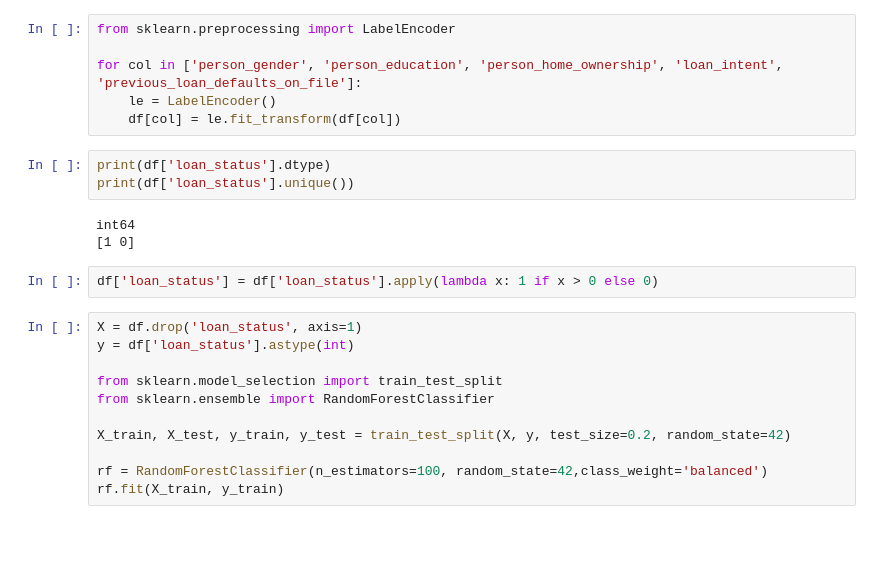
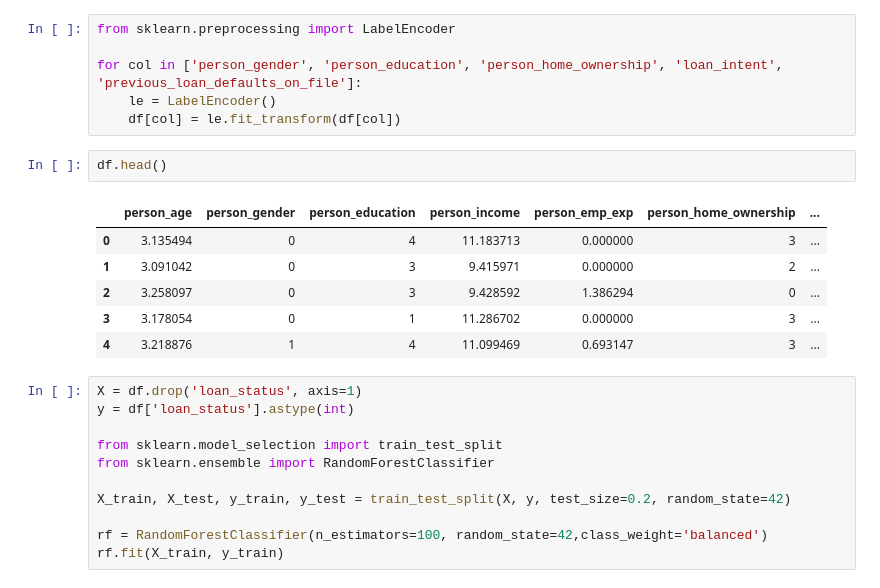
Before and after one commit to boomiikas/Loan-Approval-Prediction, a Jupyter notebook: reg.ipynb, the cells around one changed output. Cells and saved outputs as stored; diff of their text form; blank space fills up the shorter version.

```diff
--- a/reg.ipynb
+++ b/reg.ipynb
@@ -194,14 +194,15 @@ from sklearn.preprocessing import LabelEncoder
 for col in ['person_gender', 'person_education', 'person_home_ownership', 'loan_intent', 'previous_loan_defaults_on_file']:
     le = LabelEncoder()
     df[col] = le.fit_transform(df[col])
-# %%
-print(df['loan_status'].dtype)
-print(df['loan_status'].unique())
-# %% [output]
-int64
-[1 0]
-# %%
-df['loan_status'] = df['loan_status'].apply(lambda x: 1 if x > 0 else 0)
+# %%
+df.head()
+# %% [output]
+|  | person_age | person_gender | person_education | person_income | person_emp_exp | person_home_ownership | ... |
+| 0 | 3.135494 | 0 | 4 | 11.183713 | 0.000000 | 3 | ... |
+| 1 | 3.091042 | 0 | 3 | 9.415971 | 0.000000 | 2 | ... |
+| 2 | 3.258097 | 0 | 3 | 9.428592 | 1.386294 | 0 | ... |
+| 3 | 3.178054 | 0 | 1 | 11.286702 | 0.000000 | 3 | ... |
+| 4 | 3.218876 | 1 | 4 | 11.099469 | 0.693147 | 3 | ... |
 # %%
 X = df.drop('loan_status', axis=1)
 y = df['loan_status'].astype(int)
```
